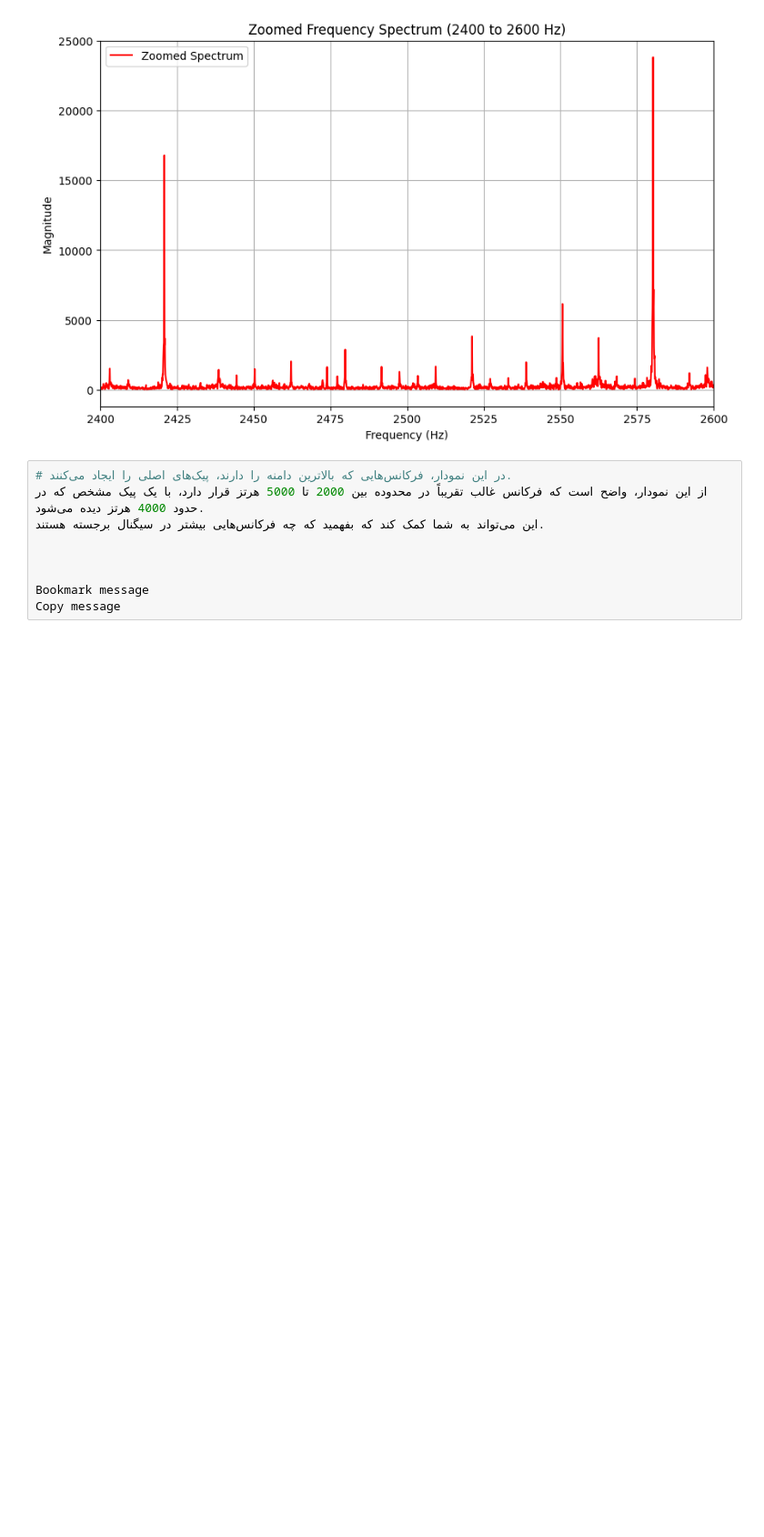
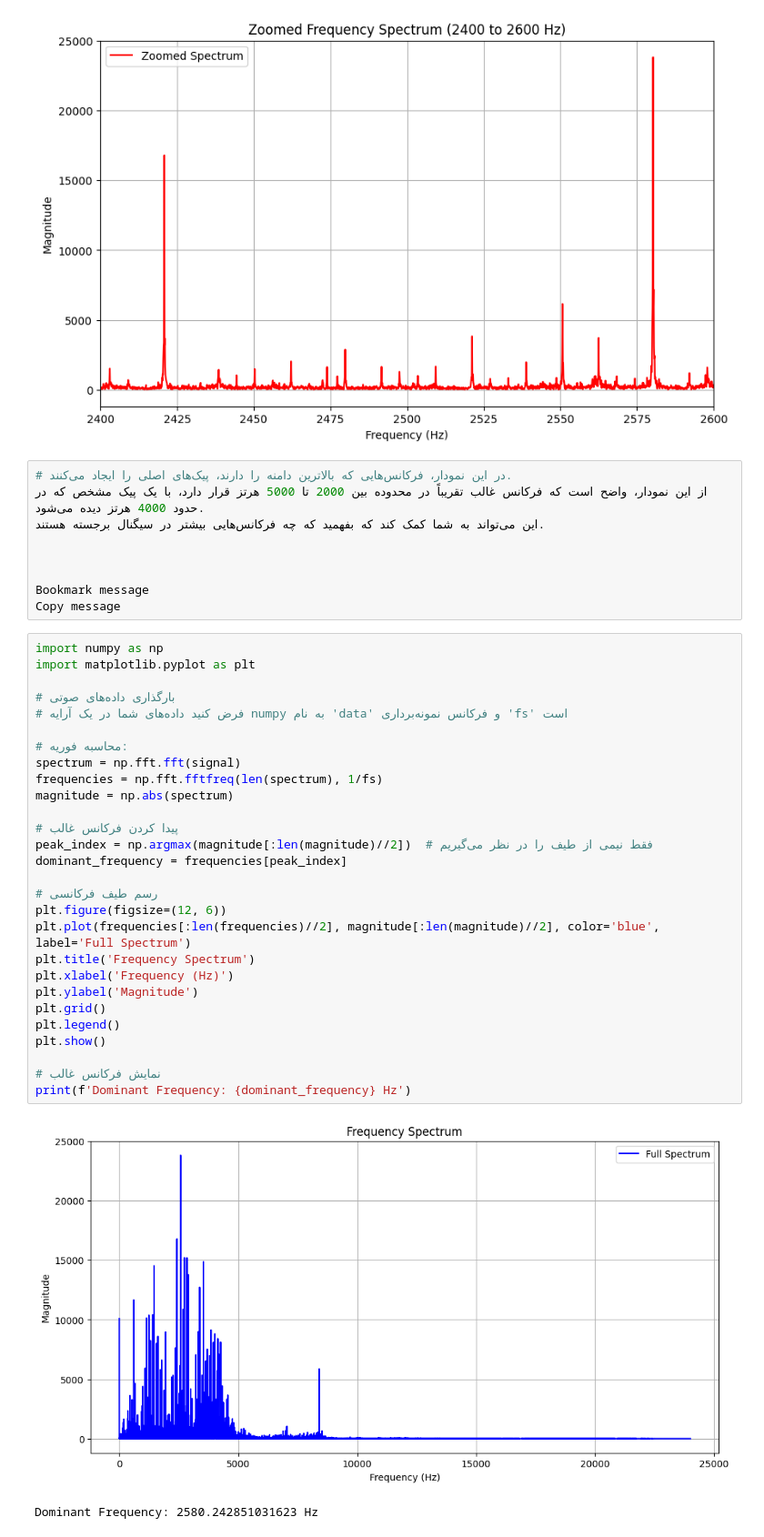
Before and after one commit to fofofizzz/AI-4032-course, a Jupyter notebook: Hw1/Untitled1.ipynb, the cells around one changed output. Shown at 91% size. Saved outputs shown, nothing was run; the diff lists cells and outputs as text; blank space fills up the shorter version.

```diff
--- a/Hw1/Untitled1.ipynb
+++ b/Hw1/Untitled1.ipynb
@@ -177,3 +177,34 @@ plot_frequency_spectrum(signal, sampling_rate)
 
 Bookmark message
 Copy message
+# %%
+import numpy as np
+import matplotlib.pyplot as plt
+
+# بارگذاری داده‌های صوتی
+# فرض کنید داده‌های شما در یک آرایه numpy به نام 'data' و فرکانس نمونه‌برداری 'fs' است
+
+# محاسبه فوریه:
+spectrum = np.fft.fft(signal)
+frequencies = np.fft.fftfreq(len(spectrum), 1/fs)
+magnitude = np.abs(spectrum)
+
+# پیدا کردن فرکانس غالب
+peak_index = np.argmax(magnitude[:len(magnitude)//2])  # فقط نیمی از طیف را در نظر می‌گیریم
+dominant_frequency = frequencies[peak_index]
+
+# رسم طیف فرکانسی
+plt.figure(figsize=(12, 6))
+plt.plot(frequencies[:len(frequencies)//2], magnitude[:len(magnitude)//2], color='blue', label='Full Spectrum')
+plt.title('Frequency Spectrum')
+plt.xlabel('Frequency (Hz)')
+plt.ylabel('Magnitude')
+plt.grid()
+plt.legend()
+plt.show()
+
+# نمایش فرکانس غالب
+print(f'Dominant Frequency: {dominant_frequency} Hz')
+# %% [output]
+[figure, added]
+Dominant Frequency: 2580.242851031623 Hz
```
